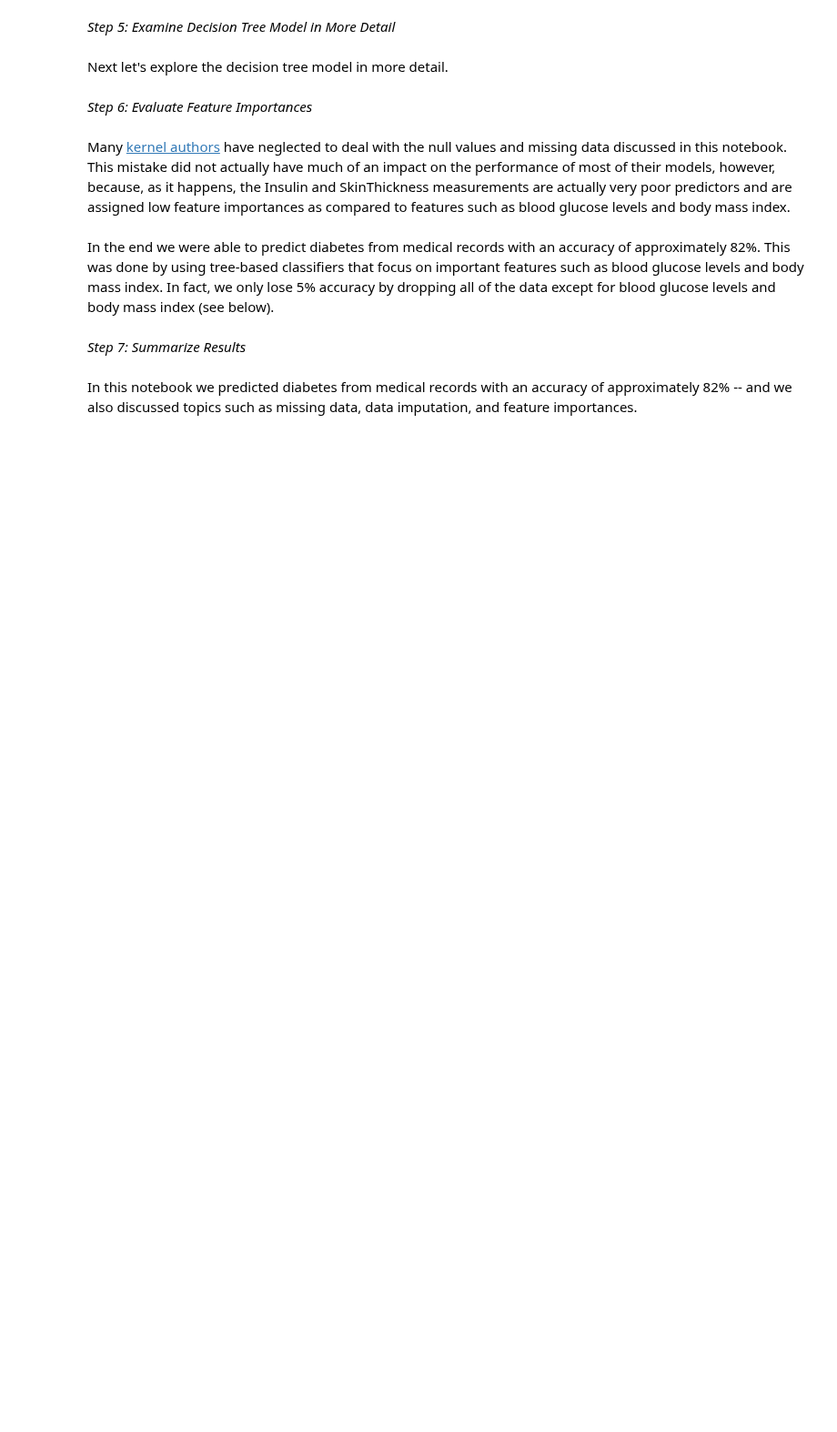
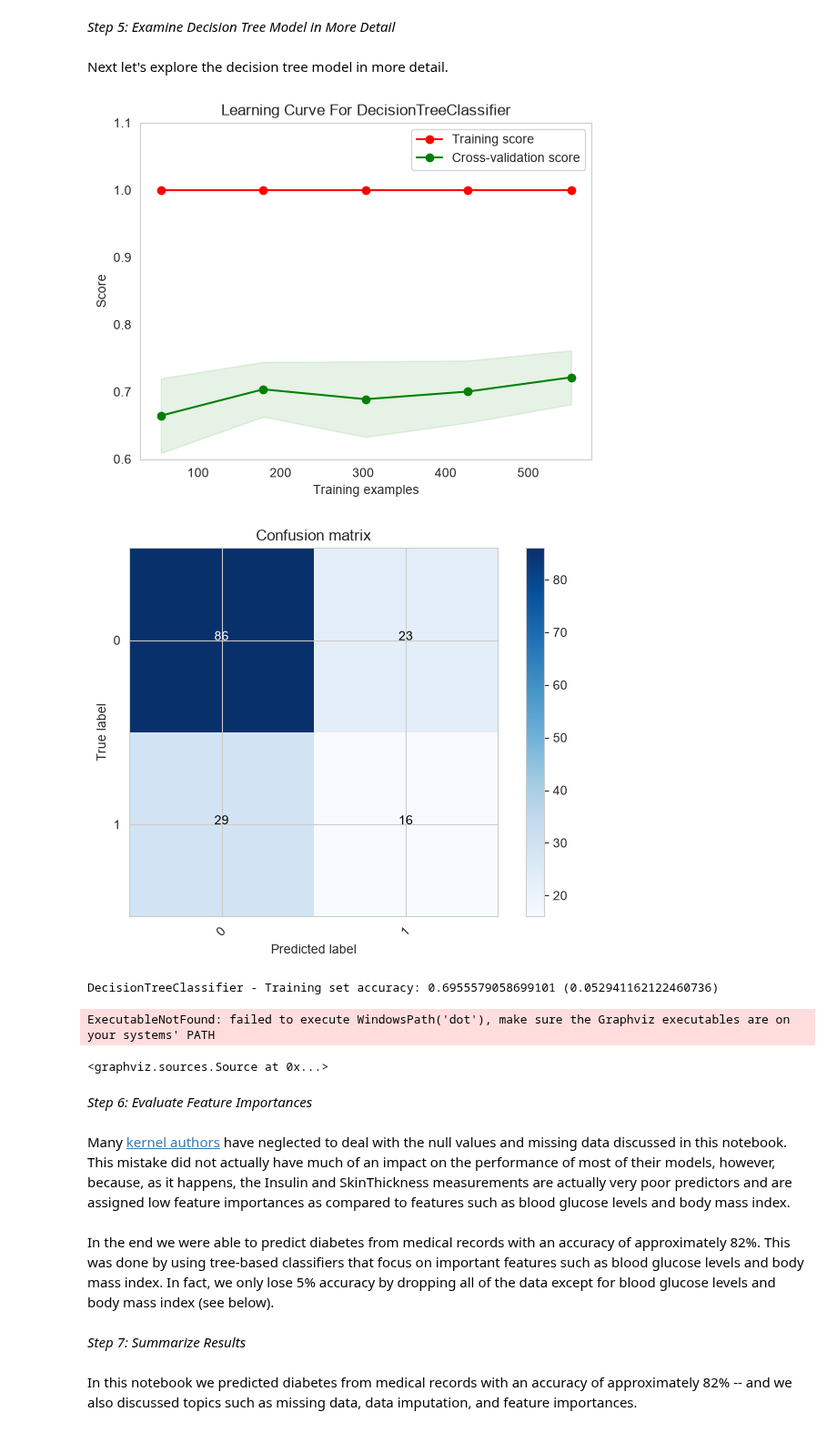
Before and after one commit to samer-23/Towards-cloud-indpendent-agentic-systems, a Jupyter notebook: ML.ipynb, the cells around one changed output. Shown at 91% size. Saved outputs shown, nothing was run; the diff lists cells and outputs as text; code cells hidden in the pictures; blank space fills up the shorter version.

```diff
--- a/ML.ipynb
+++ b/ML.ipynb
@@ -243,34 +350,40 @@ Next let's explore the decision tree model in more detail.
 def runDecisionTree(a, b, c, d):
     model = DecisionTreeClassifier()
     accuracy_scorer = make_scorer(accuracy_score)
     model.fit(a, b)
-    kfold = model_selection.KFold(n_splits=10, random_state=7)
+    kfold = model_selection.KFold(n_splits=10, shuffle=True, random_state=7)
     accuracy = model_selection.cross_val_score(model, a, b, cv=kfold, scoring='accuracy')
     mean = accuracy.mean()
     stdev = accuracy.std()
     prediction = model.predict(c)
     cnf_matrix = confusion_matrix(d, prediction)
     #plot_confusion_matrix(cnf_matrix, classes=class_names, normalize=True,title='Normalized confusion matrix')
     plot_learning_curve(model, 'Learning Curve For DecisionTreeClassifier', a, b, (0.60,1.1), 10)
     #learning_curve(model, 'Learning Curve For DecisionTreeClassifier', a, b, (0.60,1.1), 10)
     plt.show()
     plot_confusion_matrix(cnf_matrix, classes=dict_characters,title='Confusion matrix')
     plt.show()
     print('DecisionTreeClassifier - Training set accuracy: %s (%s)' % (mean, stdev))
     return
 runDecisionTree(X_train2, y_train, X_test2, y_test)
 feature_names1 = X.columns.values
 def plot_decision_tree1(a,b):
     dot_data = tree.export_graphviz(a, out_file=None,
                              feature_names=b,
                              class_names=['Healthy','Diabetes'],
                              filled=False, rounded=True,
                              special_characters=False)
     graph = graphviz.Source(dot_data)
     return graph
 clf1 = tree.DecisionTreeClassifier(max_depth=3,min_samples_leaf=12)
 clf1.fit(X_train2, y_train)
 plot_decision_tree1(clf1,feature_names1)
+# %% [output]
+[figure, added]
+[figure, added]
+DecisionTreeClassifier - Training set accuracy: 0.6955579058699101 (0.052941162122460736)
+ExecutableNotFound: failed to execute WindowsPath('dot'), make sure the Graphviz executables are on your systems' PATH
+<graphviz.sources.Source at 0x...>
 # %% [markdown]
 *Step 6: Evaluate Feature Importances*
 # %% [markdown]
```
Also changed, not shown: parts of 12 cells of this notebook.
